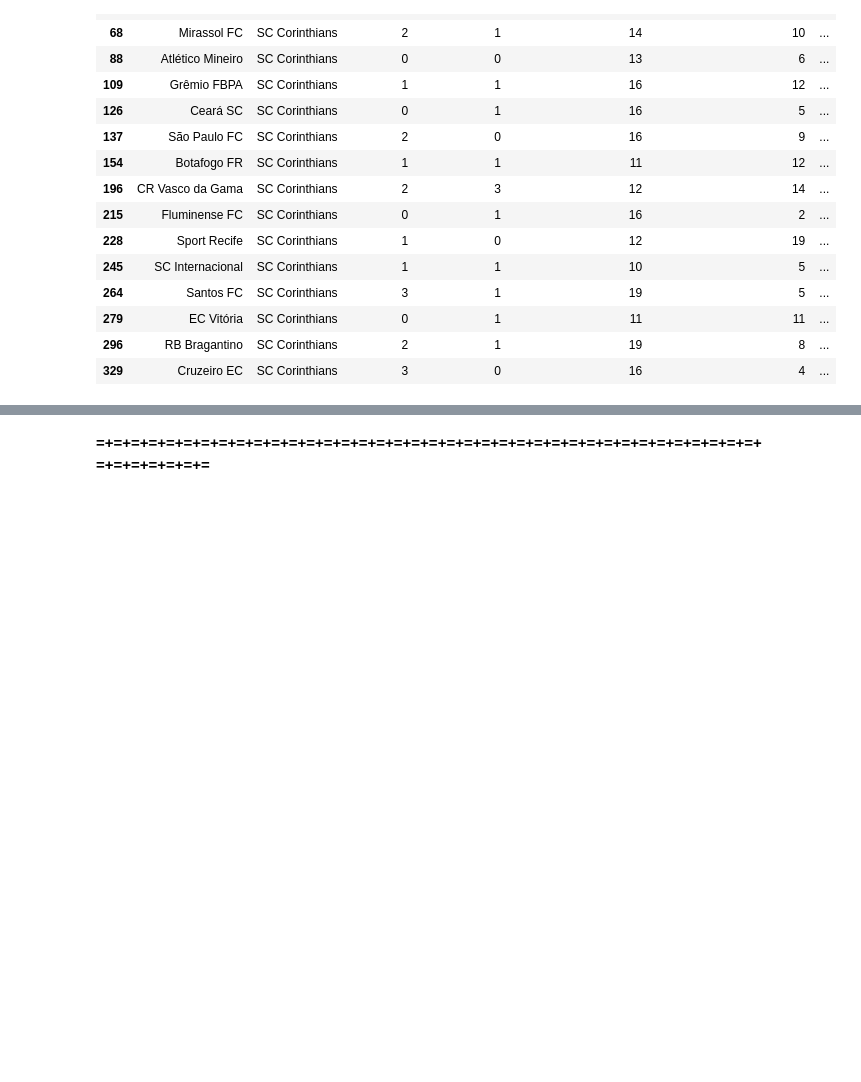
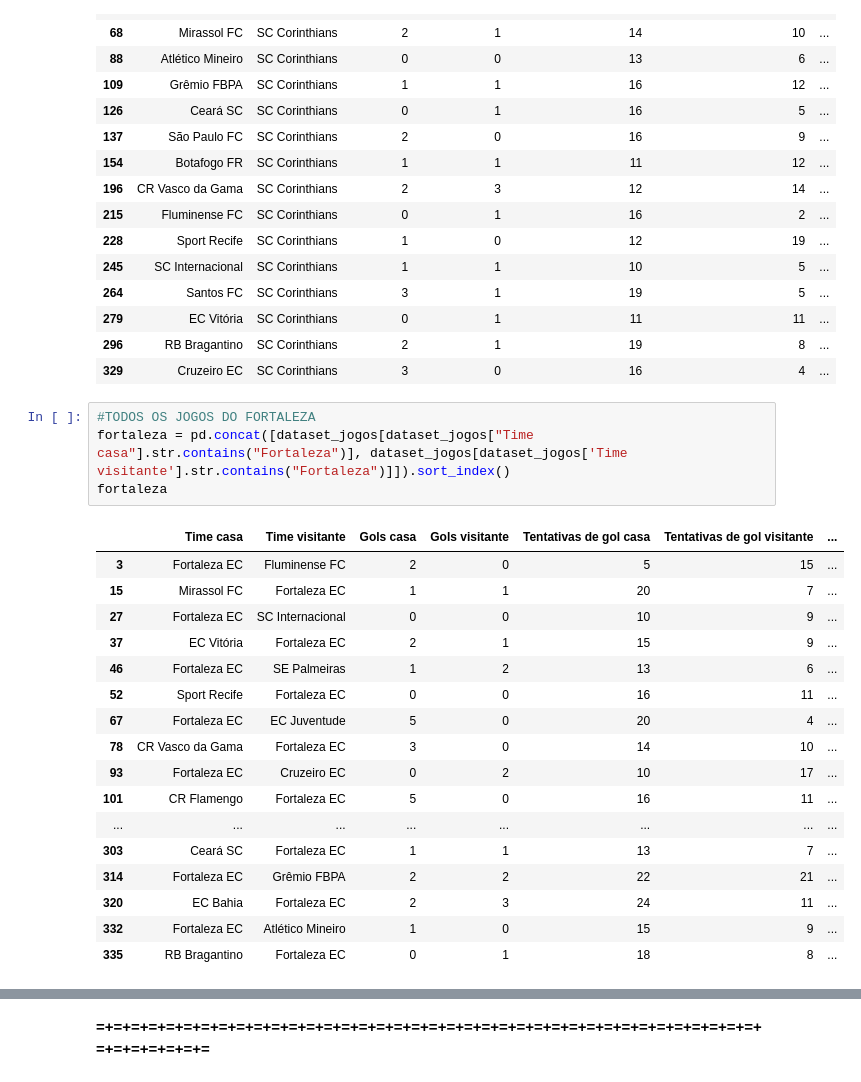
Before and after one commit to Dexduo/football_data_webscraping, a Jupyter notebook: extract/scraping_data.ipynb, the cells around one changed output, grey strips where cells are left out. Saved outputs shown, nothing was run; the diff lists cells and outputs as text; blank space fills up the shorter version.

```diff
--- a/extract/scraping_data.ipynb
+++ b/extract/scraping_data.ipynb
@@ -510,3 +510,25 @@ corinthians_fora
 | 279 | EC Vitória | SC Corinthians | 0 | 1 | 11 | 11 | ... |
 | 296 | RB Bragantino | SC Corinthians | 2 | 1 | 19 | 8 | ... |
 | 329 | Cruzeiro EC | SC Corinthians | 3 | 0 | 16 | 4 | ... |
+# %%
+#TODOS OS JOGOS DO FORTALEZA
+fortaleza = pd.concat([dataset_jogos[dataset_jogos["Time casa"].str.contains("Fortaleza")], dataset_jogos[dataset_jogos['Time visitante'].str.contains("Fortaleza")]]).sort_index()
+fortaleza
+# %% [output]
+|  | Time casa | Time visitante | Gols casa | Gols visitante | Tentativas de gol casa | Tentativas de gol visitante | ... |
+| 3 | Fortaleza EC | Fluminense FC | 2 | 0 | 5 | 15 | ... |
+| 15 | Mirassol FC | Fortaleza EC | 1 | 1 | 20 | 7 | ... |
+| 27 | Fortaleza EC | SC Internacional | 0 | 0 | 10 | 9 | ... |
+| 37 | EC Vitória | Fortaleza EC | 2 | 1 | 15 | 9 | ... |
+| 46 | Fortaleza EC | SE Palmeiras | 1 | 2 | 13 | 6 | ... |
+| 52 | Sport Recife | Fortaleza EC | 0 | 0 | 16 | 11 | ... |
+| 67 | Fortaleza EC | EC Juventude | 5 | 0 | 20 | 4 | ... |
+| 78 | CR Vasco da Gama | Fortaleza EC | 3 | 0 | 14 | 10 | ... |
+| 93 | Fortaleza EC | Cruzeiro EC | 0 | 2 | 10 | 17 | ... |
+| 101 | CR Flamengo | Fortaleza EC | 5 | 0 | 16 | 11 | ... |
+| ... | ... | ... | ... | ... | ... | ... | ... |
+| 303 | Ceará SC | Fortaleza EC | 1 | 1 | 13 | 7 | ... |
+| 314 | Fortaleza EC | Grêmio FBPA | 2 | 2 | 22 | 21 | ... |
+| 320 | EC Bahia | Fortaleza EC | 2 | 3 | 24 | 11 | ... |
+| 332 | Fortaleza EC | Atlético Mineiro | 1 | 0 | 15 | 9 | ... |
+| 335 | RB Bragantino | Fortaleza EC | 0 | 1 | 18 | 8 | ... |
```
Also changed, not shown: parts of 1 cell of this notebook.
